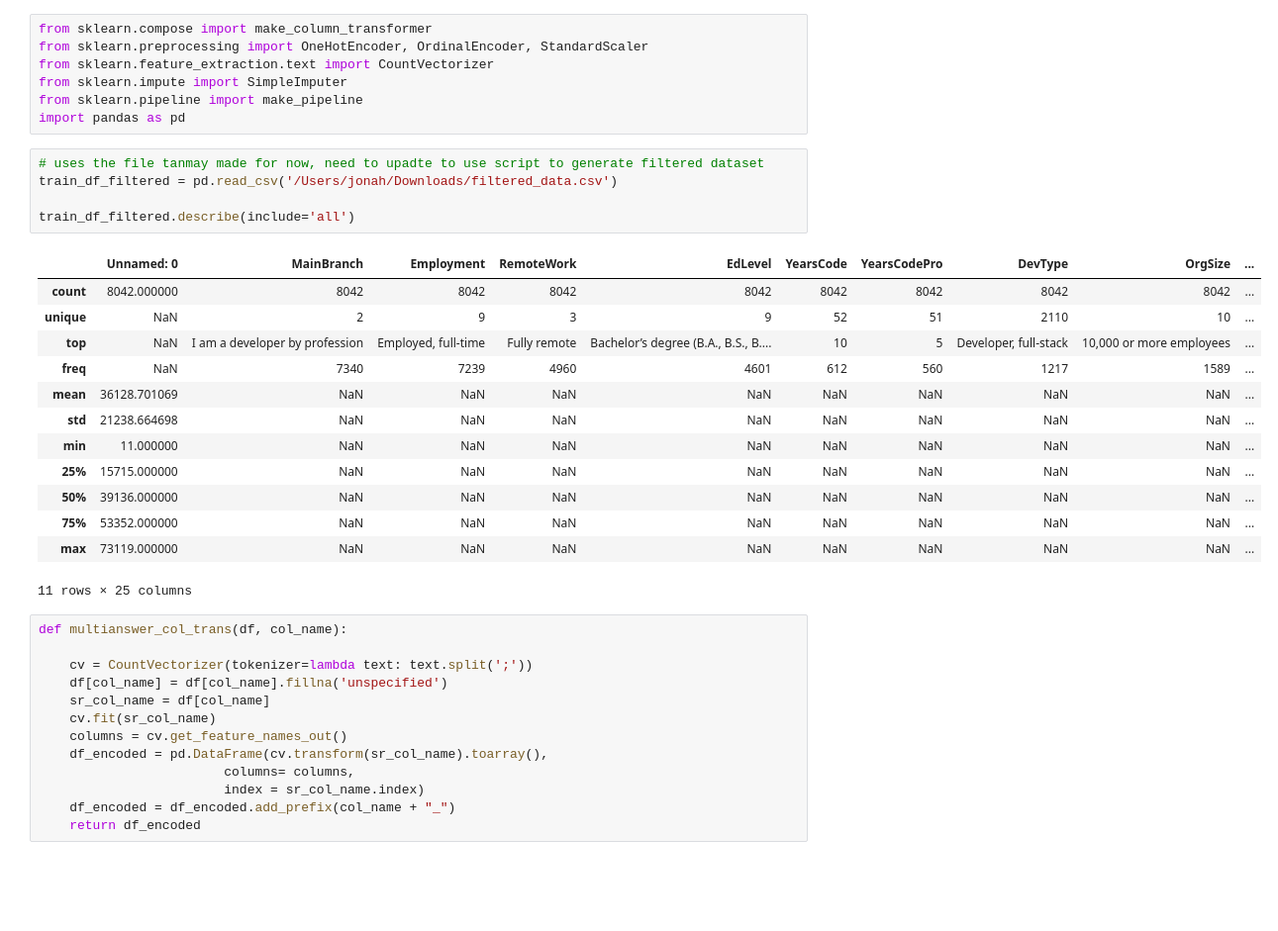
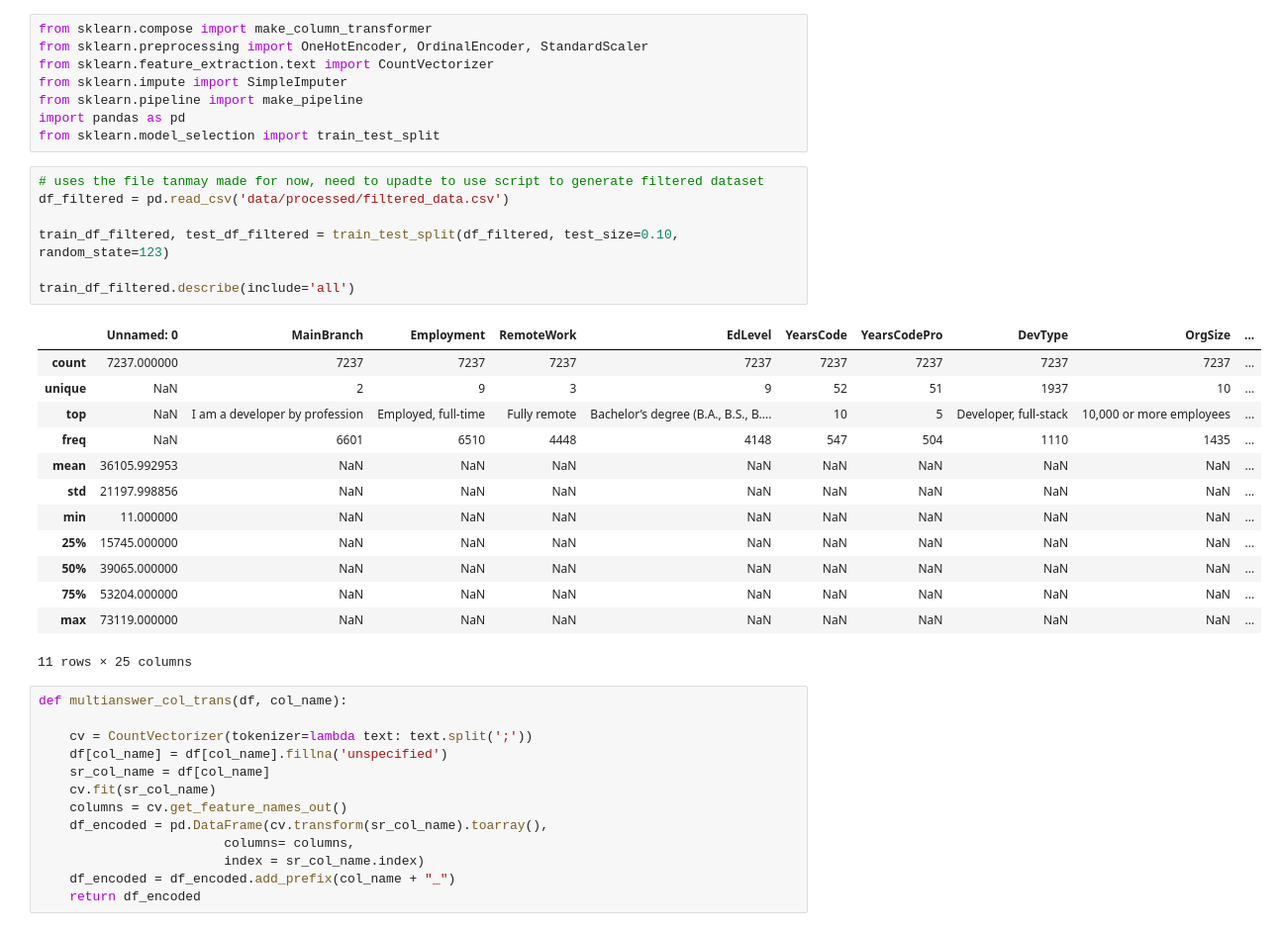
Before and after one commit to UBC-MDS/DSCI522-Group16-2022, a Jupyter notebook: preliminary_preprocessing.ipynb, the cells around one changed output. Shown at 99% size. Drawn from its saved outputs; the diff is of its cells as text; blank space fills up the shorter version.

```diff
--- a/preliminary_preprocessing.ipynb
+++ b/preliminary_preprocessing.ipynb
@@ -5,23 +5,26 @@ from sklearn.feature_extraction.text import CountVectorizer
 from sklearn.impute import SimpleImputer
 from sklearn.pipeline import make_pipeline
 import pandas as pd
+from sklearn.model_selection import train_test_split
 # %%
 # uses the file tanmay made for now, need to upadte to use script to generate filtered dataset
-train_df_filtered = pd.read_csv('/Users/jonah/Downloads/filtered_data.csv')
+df_filtered = pd.read_csv('data/processed/filtered_data.csv')
+
+train_df_filtered, test_df_filtered = train_test_split(df_filtered, test_size=0.10, random_state=123)
 
 train_df_filtered.describe(include='all')
 # %% [output]
 |  | Unnamed: 0 | MainBranch | Employment | RemoteWork | EdLevel | YearsCode | YearsCodePro | DevType | OrgSize | ... |
-| count | 8042.000000 | 8042 | 8042 | 8042 | 8042 | 8042 | 8042 | 8042 | 8042 | ... |
-| unique | NaN | 2 | 9 | 3 | 9 | 52 | 51 | 2110 | 10 | ... |
+| count | 7237.000000 | 7237 | 7237 | 7237 | 7237 | 7237 | 7237 | 7237 | 7237 | ... |
+| unique | NaN | 2 | 9 | 3 | 9 | 52 | 51 | 1937 | 10 | ... |
 | top | NaN | I am a developer by profession | Employed, full-time | Fully remote | Bachelor’s degree (B.A., B.S., B.... | 10 | 5 | Developer, full-stack | 10,000 or more employees | ... |
-| freq | NaN | 7340 | 7239 | 4960 | 4601 | 612 | 560 | 1217 | 1589 | ... |
-| mean | 36128.701069 | NaN | NaN | NaN | NaN | NaN | NaN | NaN | NaN | ... |
-| std | 21238.664698 | NaN | NaN | NaN | NaN | NaN | NaN | NaN | NaN | ... |
+| freq | NaN | 6601 | 6510 | 4448 | 4148 | 547 | 504 | 1110 | 1435 | ... |
+| mean | 36105.992953 | NaN | NaN | NaN | NaN | NaN | NaN | NaN | NaN | ... |
+| std | 21197.998856 | NaN | NaN | NaN | NaN | NaN | NaN | NaN | NaN | ... |
 | min | 11.000000 | NaN | NaN | NaN | NaN | NaN | NaN | NaN | NaN | ... |
-| 25% | 15715.000000 | NaN | NaN | NaN | NaN | NaN | NaN | NaN | NaN | ... |
-| 50% | 39136.000000 | NaN | NaN | NaN | NaN | NaN | NaN | NaN | NaN | ... |
-| 75% | 53352.000000 | NaN | NaN | NaN | NaN | NaN | NaN | NaN | NaN | ... |
+| 25% | 15745.000000 | NaN | NaN | NaN | NaN | NaN | NaN | NaN | NaN | ... |
+| 50% | 39065.000000 | NaN | NaN | NaN | NaN | NaN | NaN | NaN | NaN | ... |
+| 75% | 53204.000000 | NaN | NaN | NaN | NaN | NaN | NaN | NaN | NaN | ... |
 | max | 73119.000000 | NaN | NaN | NaN | NaN | NaN | NaN | NaN | NaN | ... |
 11 rows × 25 columns
 # %%
```
Also changed, not shown: parts of 16 cells of this notebook, 1 other file.
